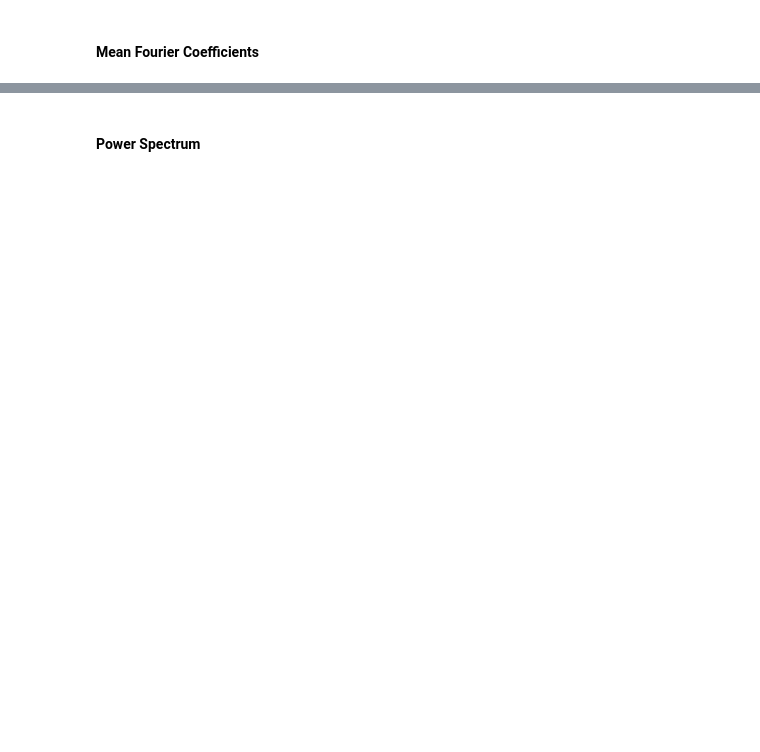
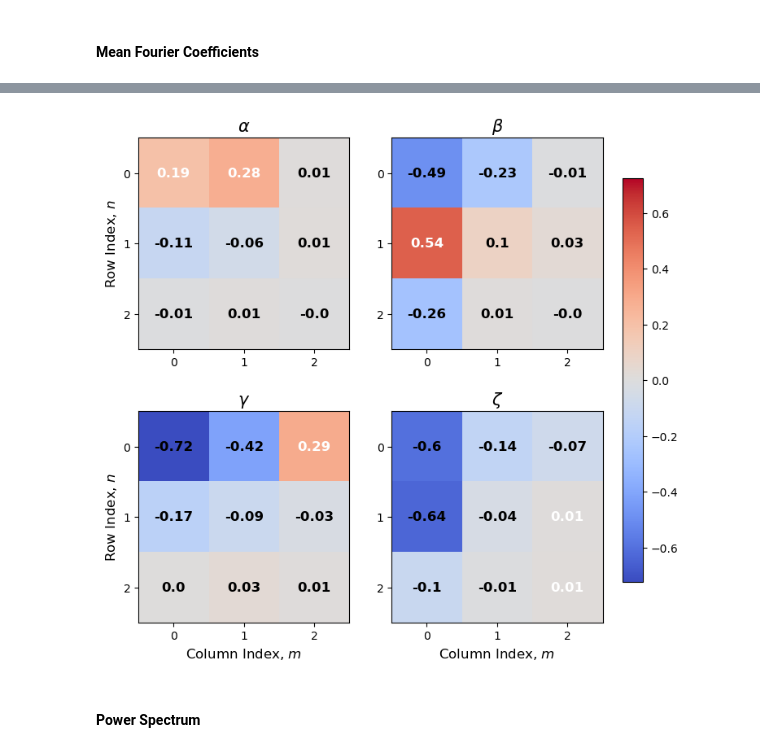
Before and after one commit to ralph-holden/mem_curve, a Jupyter notebook: gen_membrane/gen_mem.ipynb, the cells around one changed output, grey strips where cells are left out. Cells and saved outputs as stored; diff of their text form; code cells hidden in the pictures; blank space fills up the shorter version.

```diff
--- a/gen_membrane/gen_mem.ipynb
+++ b/gen_membrane/gen_mem.ipynb
@@ -317,36 +345,38 @@ fig, axes = plt.subplots(2, 2, figsize=(8, 8))
 axes = axes.flatten()
 
 titles = [r'$\alpha$', r'$\beta$', r'$\gamma$', r'$\zeta$']
 
 # find maximum absolute value for colourbar reference
-maxval = np.max(Fcoeff_means) if np.max(Fcoeff_means)>abs(np.min(Fcoeff_means)) else np.min(Fcoeff_means)
+maxval = np.max(Fcoeff_means) if np.max(Fcoeff_means)>abs(np.min(Fcoeff_means)) else abs(np.min(Fcoeff_means))
 
 for idx, (ax, cm) in enumerate(zip(axes, Fcoeff_means)):
-    im = ax.imshow(cm, cmap='coolwarm', vmin=-abs(maxval), vmax=abs(maxval))
+    im = ax.imshow(cm, cmap='coolwarm', vmin=-maxval, vmax=maxval)
     ax.set_title(titles[idx], fontsize=15)
-
+ed in 1880
     # Annotate each cell
     for i in range(params.exp_order):
         for j in range(params.exp_order):
             ax.text(j, i, f'{round(Fcoeff_means[idx][i,j],2)}',
                     ha='center', va='center',
                     color='white' if cm[i, j] > cm.max() / 2 else 'black',
                     fontsize=12, fontweight='bold')
 
     ax.set_xticks([0, 1, 2])
     ax.set_yticks([0, 1, 2])
     if idx in [2,3]:
         ax.set_xlabel(r'Column Index, $m$', fontsize=12)
     if idx in [0,2]:
         ax.set_ylabel(r'Row Index, $n$', fontsize=12)
 
 # Add a shared colorbar
 cbar = fig.colorbar(im, ax=axes, orientation='vertical', fraction=0.04, pad=0.04)
 #cbar.set_label('Mean Fourier Coefficient Value', fontsize=13)
 
 #plt.tight_layout(pad=2)
 plt.savefig(f'./{save_dir}/Fcoeff.pdf')
 plt.show()
+# %% [output]
+[figure, added]
 # %% [markdown]
 #### Power Spectrum
 # %%
```
Also changed, not shown: parts of 19 cells of this notebook.
